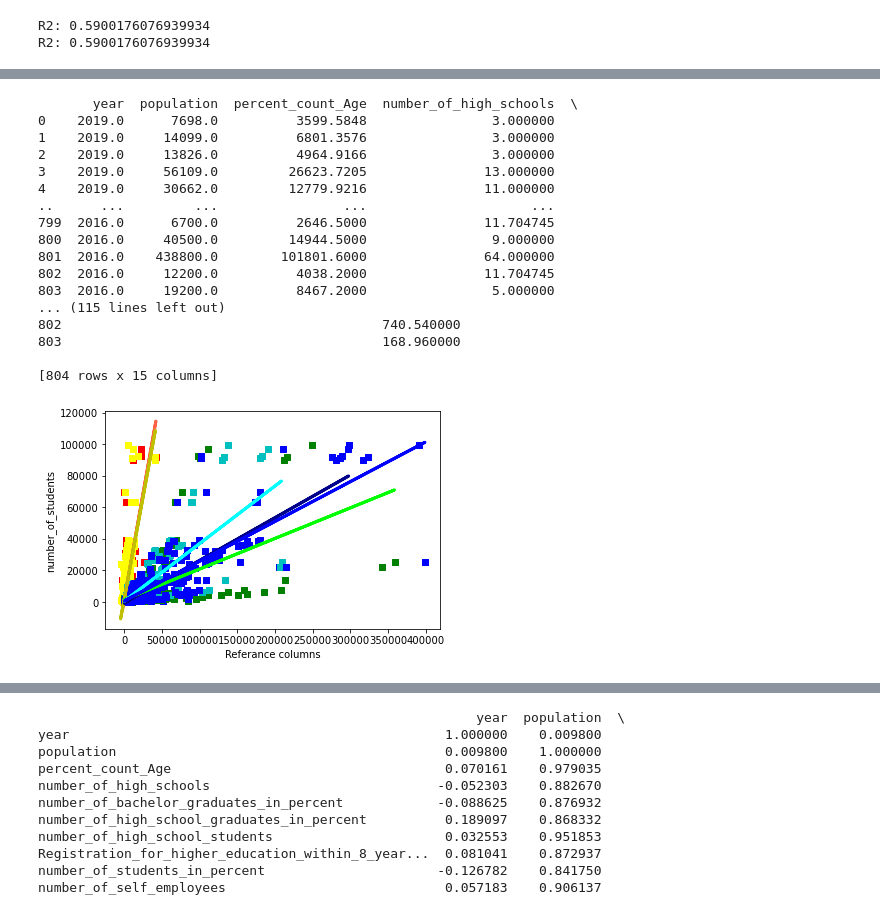
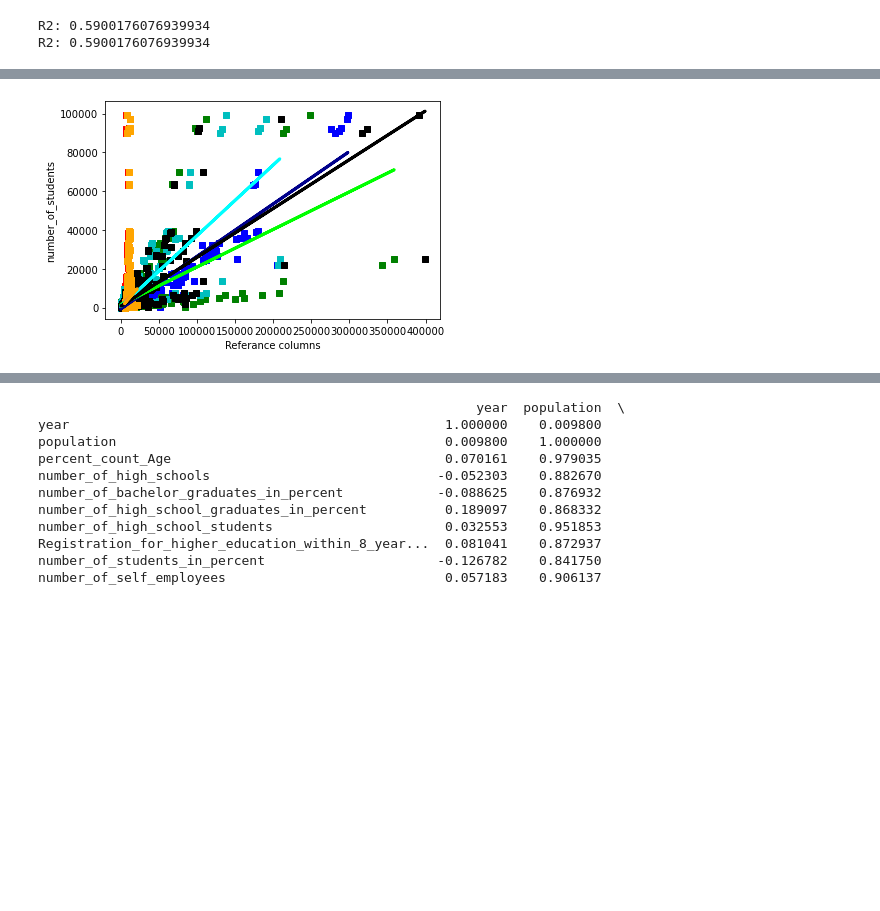
Before and after one commit to MayoNati/Student-Predict, a Jupyter notebook: data science final proj/data_science_final_project_shaked.ipynb, the cells around one changed output, grey strips where cells are left out. Cells and saved outputs as stored; diff of their text form; code cells hidden in the pictures; blank space fills up the shorter version.

```diff
--- a/data science final proj/data_science_final_project_shaked.ipynb
+++ b/data science final proj/data_science_final_project_shaked.ipynb
@@ -293,8 +278,8 @@ df_employees_info
 892 rows × 8 columns
 # %%
 
-df_education = pd.read_csv('data/dfEducation.csv')
-df_employees_info = pd.read_csv('data/dfEmployees.csv')
+df_education = pd.read_csv(dataPath + 'dfEducation.csv')
+df_employees_info = pd.read_csv(dataPath + 'dfEmployees.csv')
 
 df_eduoEmplo = [df_education, df_employees_info]
 df_eduoEmplo = pd.merge(df_education, df_employees_info,  how='left', left_on=['year','city'], right_on = ['year','city'])
@@ -314,12 +299,11 @@ df_eduoEmplo
 | 803 | 2016 | תל שבע | 5 | 25.90 | 26.0 | ... |
 804 rows × 14 columns
 # %%
-fileName="data/YearsDemography.csv"
+fileName= dataPath + 'YearsDemography.csv'
 
 if os.path.isfile(fileName):
     dfDemography = pd.read_csv(fileName)
 else:
-#     PATH = "C:/Users/shake/chromedriver.exe"
     url = "https://boardsgenerator.cbs.gov.il/pages/WebParts/YishuvimPage.aspx?level_1=%D7%A9%D7%9B%D7%A8%20/%20%D7%94%D7%9B%D7%A0%D7%A1%D7%95%D7%AA"
     driver = webdriver.Chrome(PATH)
     dfDemography = GetYearsDemography(fileName,url)
@@ -372,7 +356,7 @@ dfYearsCityPop
 | 3596 | 2003 | תל שבע | 1054 | 5.9 | 6000.0 | 24.35 | ... |
 3597 rows × 68 columns
 # %%
-dfYearsCityPop = pd.read_csv("data/dfYearsCityPop.csv")
+dfYearsCityPop = pd.read_csv(dataPath + 'dfYearsCityPop.csv')
 
 Sum_filterdfDemograph =dfYearsCityPop.iloc[:, [16,17,18]]
 Sum_filterdfDemograph['precent count Age 15-44 '] = Sum_filterdfDemograph.sum(axis=1, numeric_only= True)
@@ -386,7 +370,8 @@ Sum_filterdfDemograph = Sum_filterdfDemograph.drop(columns=['Percentage of popul
 Sum_filterdfDemograph.columns = Sum_filterdfDemograph.columns.str.replace('precent count Age 15-44', 'percent_count_Age')
 Sum_filterdfDemograph["percent_count_Age"]=Sum_filterdfDemograph.iloc[:,[3]].apply(pd.to_numeric)
 Sum_filterdfDemograph=Sum_filterdfDemograph.iloc[:, [0,1,2,4]]
-final_DataFrame["percent_count_Age"]
+#final_DataFrame["percent_count_Age"]
+Sum_filterdfDemograph
 # %% [output]
 A value is trying to be set on a copy of a slice from a DataFrame.
 Try using .loc[row_indexer,col_indexer] = value instead
@@ -427,7 +413,7 @@ final_DataFrame
 804 rows × 16 columns
 # %%
 def FillingAveValue(final_DataFrame):
-    final_DataFrame = pd.read_csv('data/finalDataFrame.csv')
+    final_DataFrame = pd.read_csv(dataPath + 'finalDataFrame.csv')
     tempValue=-9999999999
     final_DataFrame = final_DataFrame.drop(columns=['city'])
 
@@ -440,7 +426,12 @@ def FillingAveValue(final_DataFrame):
     for column in final_DataFrame:
         #Finding the mean of the column having NaN
         mean_value=final_DataFrame[column].mean()
-        final_DataFrame[column].fillna(value=mean_value, inplace=True)
+        if 'number_of_high_schools' in column:
+            final_DataFrame[column].fillna(value=0, inplace=True)
+            final_DataFrame[column] = final_DataFrame[column].astype(int)
+        else:
+            final_DataFrame[column].fillna(value=mean_value, inplace=True)
+
     return final_DataFrame
 # %% [markdown]
 # Filling average value instead of null cells
@@ -634,56 +583,37 @@ self_employees_average_monthly_wage_change_in_percent
 # %%
 from sklearn import linear_model
 from sklearn.impute import SimpleImputer
 import matplotlib.pyplot as plt
 from sklearn.metrics import r2_score
 number_of_students='number_of_students_in_percent'
 
-employees_average_monthly_wage_change_in_percent='employees_average_monthly_wage_change_in_percent'
-self_employees_average_monthly_wage_change_in_percent='self_employees_average_monthly_wage_change_in_percent'
+employees_average_monthly_wage='employees_average_monthly_wage'
+self_employees_average_monthly_wage	='self_employees_average_monthly_wage'
 number_of_bachelor_graduates_in_percent='number_of_bachelor_graduates_in_percent'
 number_of_high_school_graduates_in_percent='number_of_high_school_graduates_in_percent'
 Registration_for_higher_education_within_8_years_in_percent='Registration_for_higher_education_within_8_years_in_percent'
 percent_count_Age='percent_count_Age'
 
 lr = linear_model.LinearRegression() # create a linear regression object
 y = final_DataFrame[[number_of_students]].values.reshape(final_DataFrame[number_of_students].shape[0],1)
 
-print(final_DataFrame)
-generateGragh(employees_average_monthly_wage_change_in_percent,'r','tomato')
-generateGragh(self_employees_average_monthly_wage_change_in_percent,'yellow','y')
+#print(final_DataFrame)
+generateGragh(employees_average_monthly_wage,'r','tomato')
 generateGragh(number_of_bachelor_graduates_in_percent,'blue','darkblue')
 generateGragh(number_of_high_school_graduates_in_percent,'green','lime')
 generateGragh(Registration_for_higher_education_within_8_years_in_percent,'c','aqua')
-generateGragh(percent_count_Age,'b','b')
+generateGragh(percent_count_Age,'k','k')
+generateGragh(self_employees_average_monthly_wage,'orange','orange')
 
-#take all columns for next blocks
-# x = final_DataFrame[['number_of_bachelor_graduates_in_percent', 'number_of_high_school_graduates_in_percent', 'Registration_for_higher_education_within_8_years_in_percent']]#plt.scatter(x=x,y=y,c='b',marker='s',label='all')
-x = final_DataFrame[[percent_count_Age,'employees_average_monthly_wage_change_in_percent', 'self_employees_average_monthly_wage_change_in_percent','number_of_bachelor_graduates_in_percent', 'number_of_high_school_graduates_in_percent', 'Registration_for_higher_education_within_8_years_in_percent']]
+x = final_DataFrame[[percent_count_Age,'employees_average_monthly_wage', 'self_employees_average_monthly_wage','number_of_bachelor_graduates_in_percent', 'number_of_high_school_graduates_in_percent', 'Registration_for_higher_education_within_8_years_in_percent']]
 
 m = lr.fit(X=x, y=y);
 
 plt.xlabel('Referance columns')
 plt.ylabel('number_of_students')
 plt.show()
 # %% [output]
-       year  population  percent_count_Age  number_of_high_schools  \
-0    2019.0      7698.0          3599.5848                3.000000
-1    2019.0     14099.0          6801.3576                3.000000
-2    2019.0     13826.0          4964.9166                3.000000
-3    2019.0     56109.0         26623.7205               13.000000
-4    2019.0     30662.0         12779.9216               11.000000
-..      ...         ...                ...                     ...
-799  2016.0      6700.0          2646.5000               11.704745
-800  2016.0     40500.0         14944.5000                9.000000
-801  2016.0    438800.0        101801.6000               64.000000
-802  2016.0     12200.0          4038.2000               11.704745
-803  2016.0     19200.0          8467.2000                5.000000
-... (115 lines left out)
-802                                         740.540000
-803                                         168.960000
-
-[804 rows x 15 columns]
-[figure, old version]
+[figure, new version]
 # %%
 print("R2:",lr.score(x,y))
 print("R2:",r2_score(y,lr.predict(x)))
```
Also changed, not shown: parts of 17 cells of this notebook.
